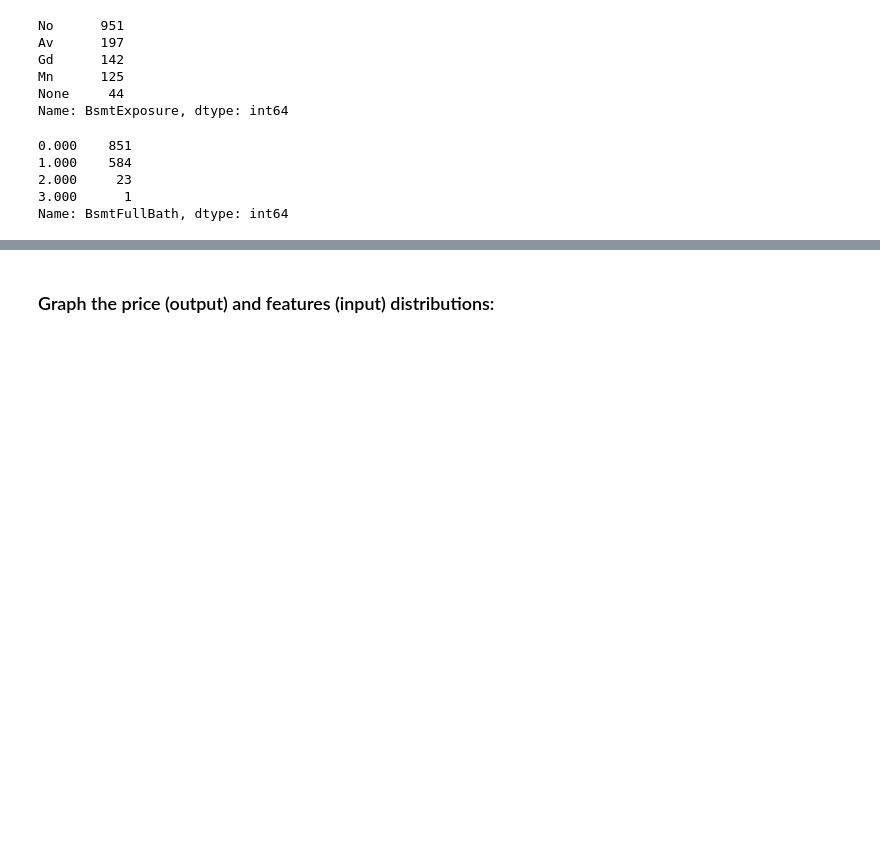
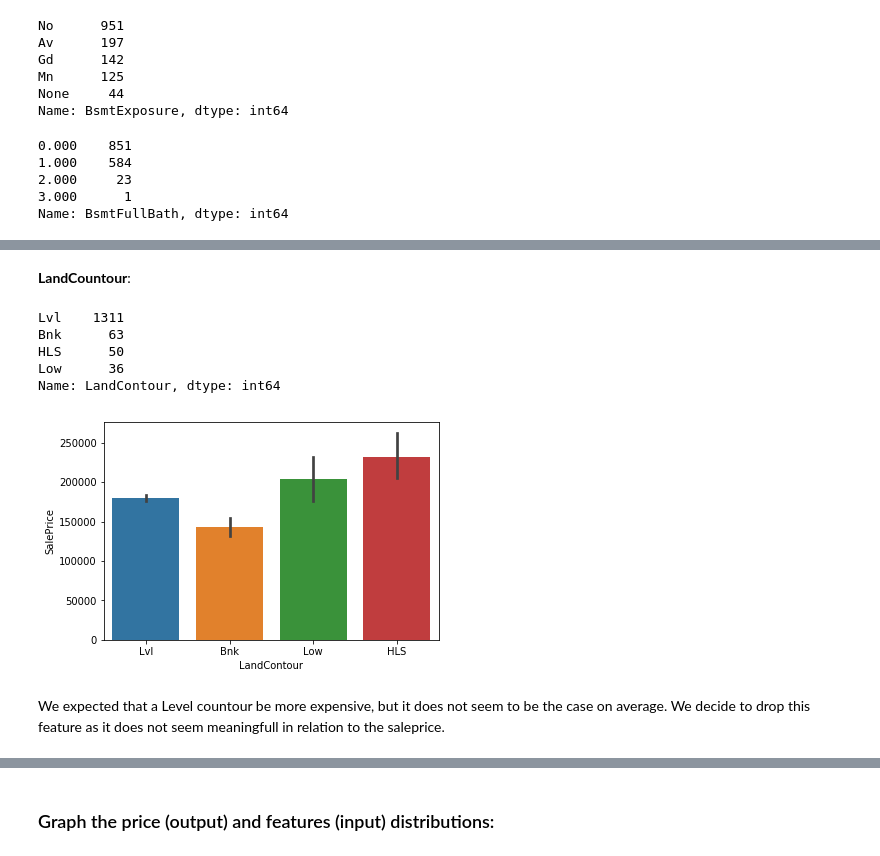
Before and after one commit to hamedrazavi/house_price_prediction_kaggle, a Jupyter notebook: house_prices_prediction_kaggle.ipynb, the cells around one changed output, grey strips where cells are left out. Saved outputs shown, nothing was run; the diff lists cells and outputs as text; code cells hidden in the pictures; blank space fills up the shorter version.

```diff
--- a/house_prices_prediction_kaggle.ipynb
+++ b/house_prices_prediction_kaggle.ipynb
@@ -201,0 +268,14 @@ Transform categorial type features to numeric:
+# %% [markdown]
+**LandCountour**:
+# %%
+sns.barplot(x = trData['LandContour'], y = trData['SalePrice'])
+print(trData['LandContour'].value_counts())
+# %% [output]
+Lvl    1311
+Bnk      63
+HLS      50
+Low      36
+Name: LandContour, dtype: int64
+[figure, added]
+# %% [markdown]
+We expected that a Level countour be more expensive, but it does not seem to be the case on average. We decide to drop this feature as it does not seem meaningfull in relation to the saleprice.
```
Also changed, not shown: parts of 83 cells of this notebook.
